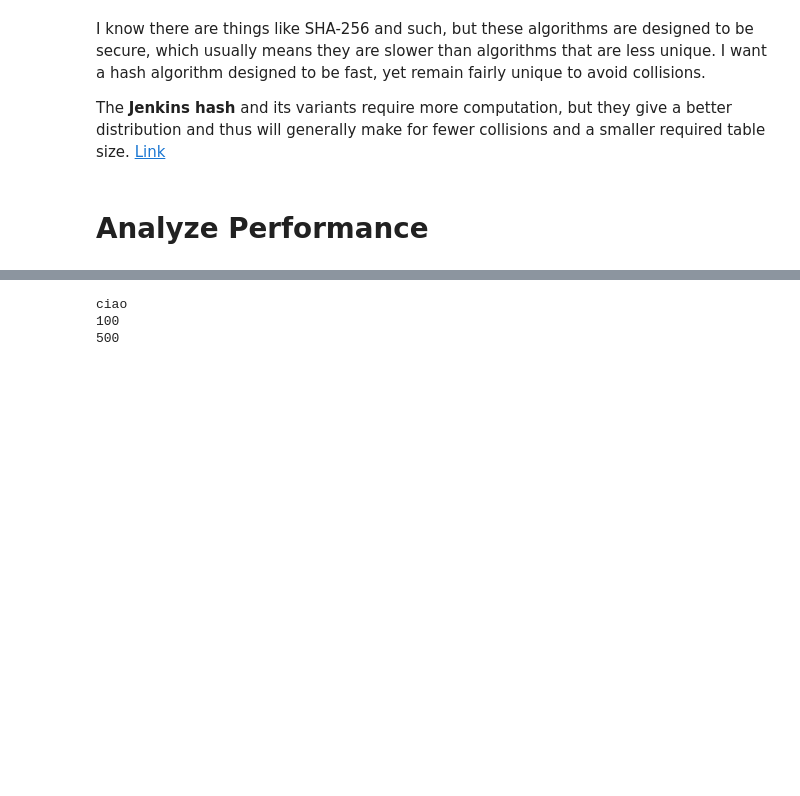
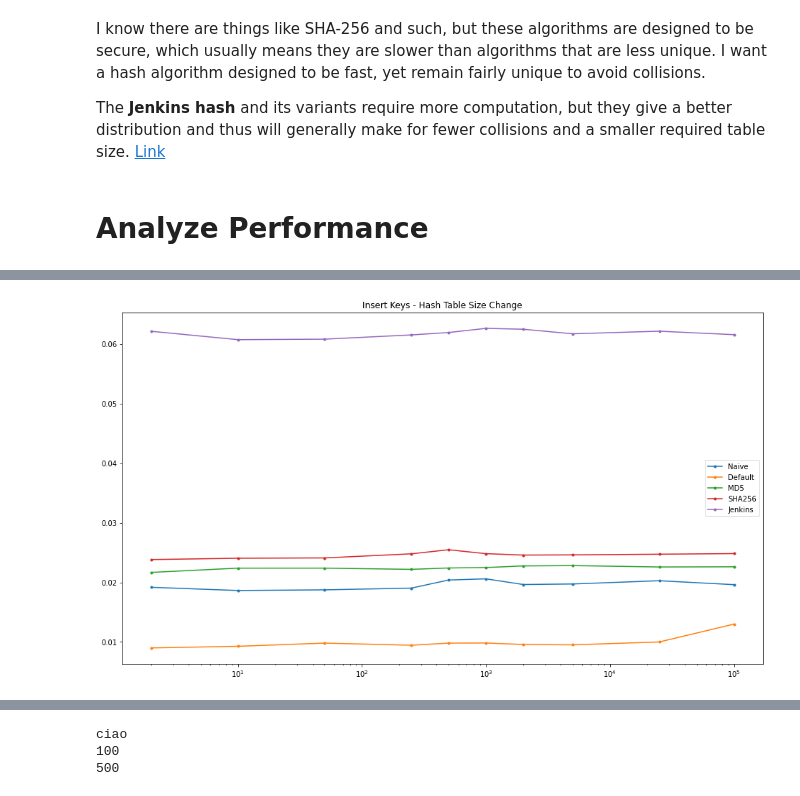
Before and after one commit to jerryfane/dictionaries-implementation, a Jupyter notebook: dictionary-implementations.ipynb, the cells around one changed output, grey strips where cells are left out. Cells and saved outputs as stored; diff of their text form; code cells hidden in the pictures; blank space fills up the shorter version.

```diff
--- a/dictionary-implementations.ipynb
+++ b/dictionary-implementations.ipynb
@@ -347,7 +322,0 @@ results[1]
-# %%
-hashtable_kind = ['Naive', 'Default', 'MD5', 'SHA256', 'Jenkins']
-size_array = [2, 10, 50, 250, 500, 1000, 2000, 5000, 25000, 100000]
-
-results = []
-for kind in hashtable_kind:
-    results.append((kind, get_results_insert_key(kind, size_array)))
@@ -392,7 +322,0 @@ hashtables = {
-# %%
-hashtable_kind = ['Naive', 'Default', 'MD5', 'SHA256', 'Jenkins']
-size_array = [2, 10, 50, 250, 500, 1000, 2000, 5000, 25000, 100000]
-
-results = []
-for kind in hashtable_kind:
-    results.append((kind, get_results_get_values(kind, size_array)))
@@ -407,13 +322,0 @@ Exception: Key not found
-# %%
-res = []
-
-for name, hashtable in hashtables:
-    print(name)
-    x = %timeit -o -n 10 insert_keys(hashtable)
-    res.append(x)
-    print('\n')
-
-print('Built-in Dict')
-d = {}
-x = %timeit -o -n 10 insert_keys_d(d)
-res.append(x)
@@ -515,0 +323,9 @@ hashtables[0][1].get('grapes')
+# %%
+#insert
+insert_res= []
+for i in [res[1][0] for res in results]:
+    insert_res.append([statistics.mean(time_res.timings) for time_res in i])
+
+insert_df = pd.DataFrame(insert_res).T
+insert_df.columns=[res[0] for res in results]
+insert_df.index = size_array
@@ -515,0 +373,6 @@ hashtables[0][1].get('grapes')
+# %%
+ax = insert_df.plot(figsize=(16,9), style='.-');
+ax.set_xscale('log');
+ax.set_title('Insert Keys - Hash Table Size Change');
+# %% [output]
+[figure, added]
```
Also changed, not shown: parts of 55 cells of this notebook.
